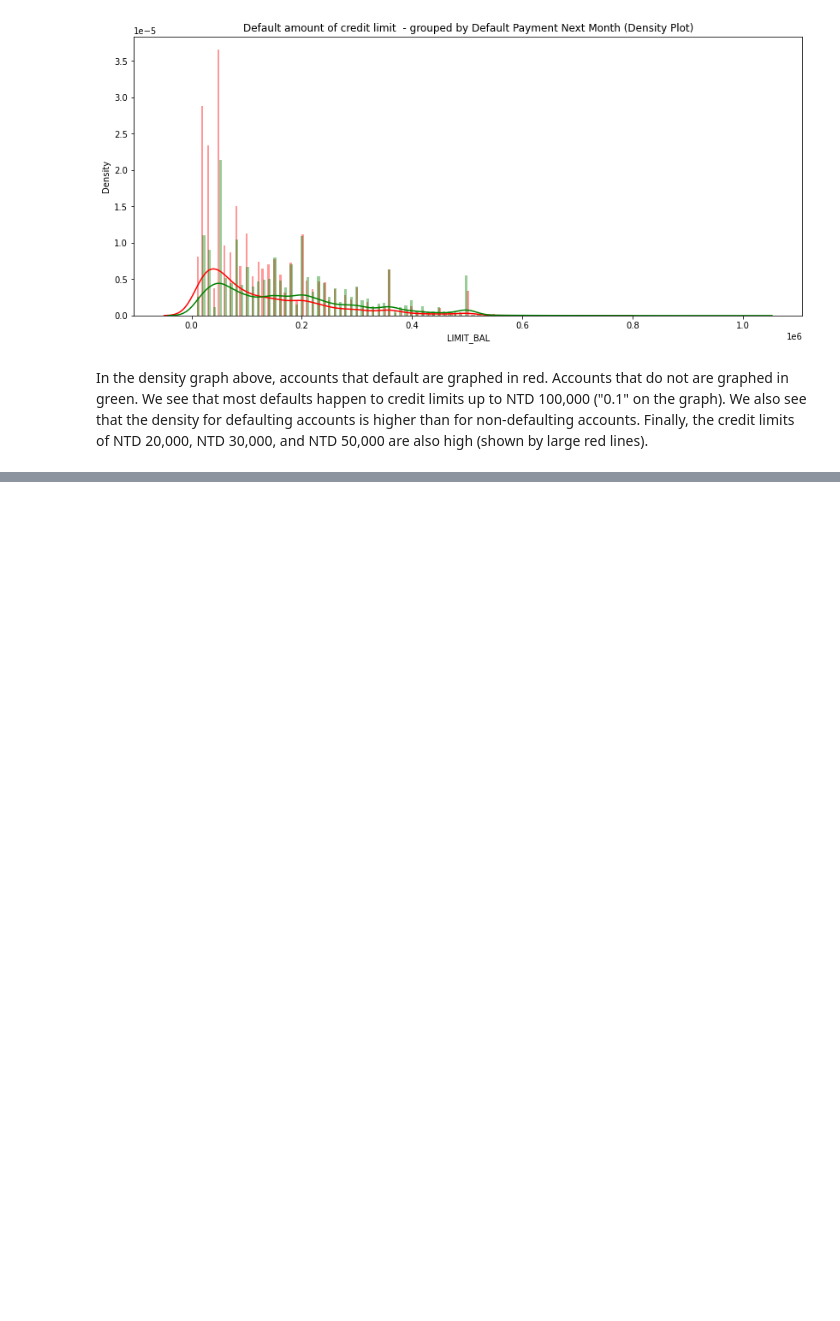
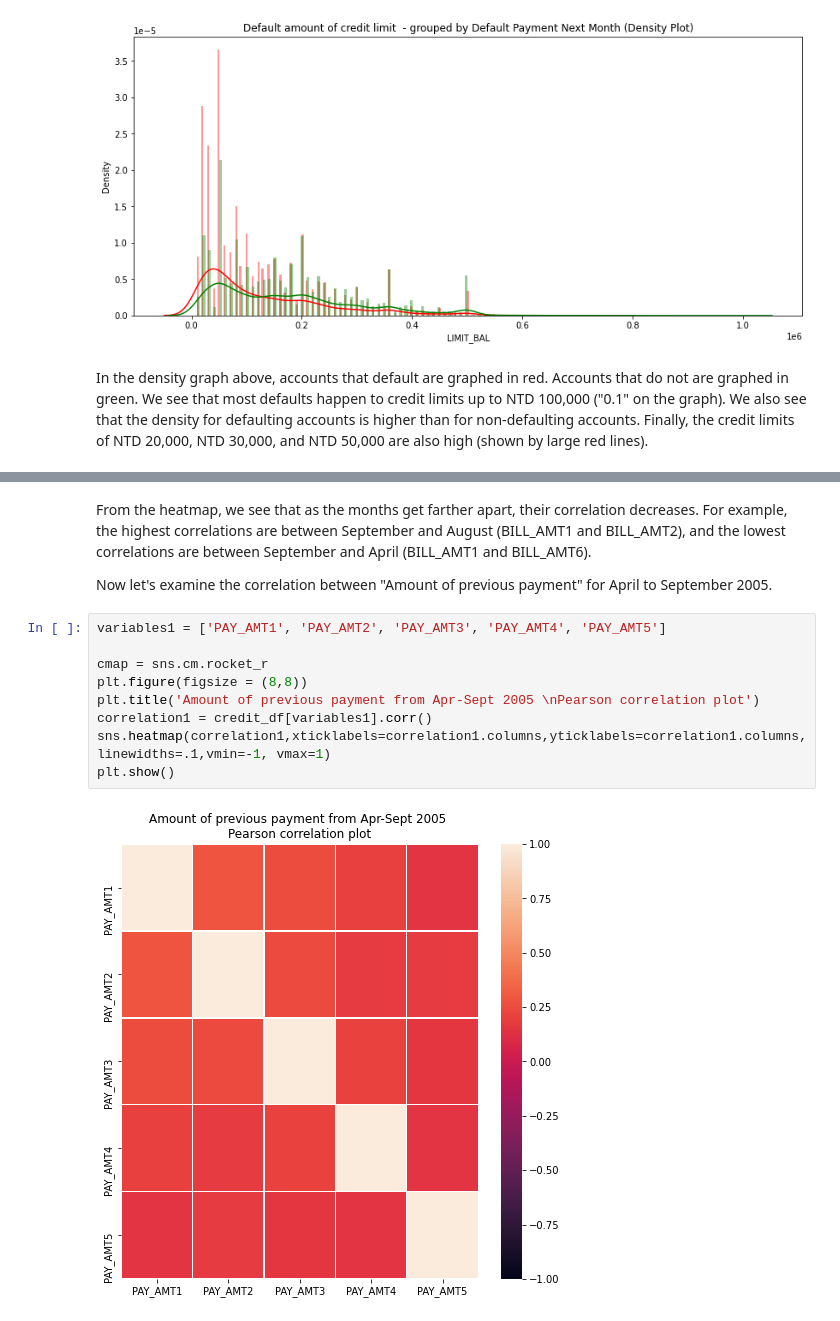
Before and after one commit to swingdancer777/Credit-Card-Default-Analysis-Project, a Jupyter notebook: Credit_Card_Default_Data_Exploratory_Data_Analysis.ipynb, the cells around one changed output, grey strips where cells are left out. Saved outputs shown, nothing was run; the diff lists cells and outputs as text; blank space fills up the shorter version.

```diff
--- a/Credit_Card_Default_Data_Exploratory_Data_Analysis.ipynb
+++ b/Credit_Card_Default_Data_Exploratory_Data_Analysis.ipynb
@@ -283,0 +325,15 @@ In the density graph above, accounts that default are graphed in red. Accounts t
+# %% [markdown]
+From the heatmap, we see that as the months get farther apart, their correlation decreases. For example, the highest correlations are between September and August (BILL_AMT1 and BILL_AMT2), and the lowest correlations are between September and April (BILL_AMT1 and BILL_AMT6).
+
+Now let's examine the correlation between "Amount of previous payment" for April to September 2005.
+# %%
+variables1 = ['PAY_AMT1', 'PAY_AMT2', 'PAY_AMT3', 'PAY_AMT4', 'PAY_AMT5']
+
+cmap = sns.cm.rocket_r
+plt.figure(figsize = (8,8))
+plt.title('Amount of previous payment from Apr-Sept 2005 \nPearson correlation plot')
+correlation1 = credit_df[variables1].corr()
+sns.heatmap(correlation1,xticklabels=correlation1.columns,yticklabels=correlation1.columns,linewidths=.1,vmin=-1, vmax=1)
+plt.show()
+# %% [output]
+[figure, added]
```
Also changed, not shown: parts of 41 cells of this notebook.
